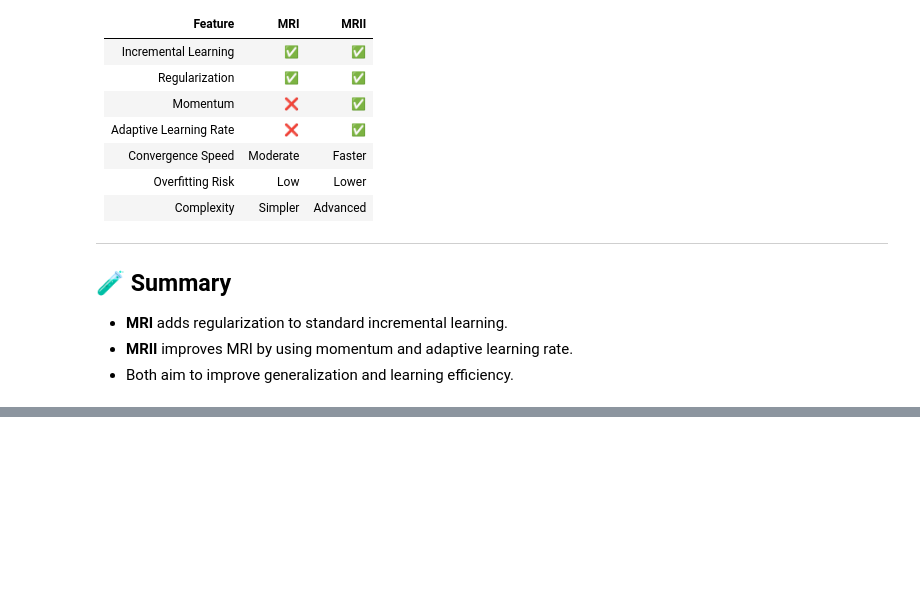
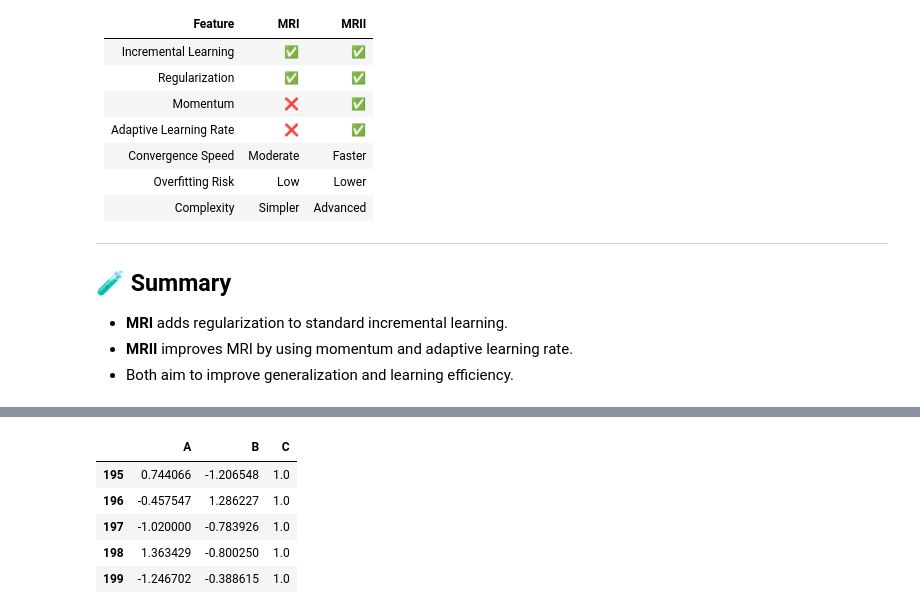
Before and after one commit to mjmousavi97/Deep-Learning-Tehran-uni, a Jupyter notebook: HomeWorks/01 HW/Q3.ipynb, the cells around one changed output, grey strips where cells are left out. Cells and saved outputs as stored; diff of their text form; code cells hidden in the pictures; blank space fills up the shorter version.

```diff
--- a/HomeWorks/01 HW/Q3.ipynb
+++ b/HomeWorks/01 HW/Q3.ipynb
@@ -88,0 +112,9 @@ Where:
+# %%
+df.tail(5)
+# %% [output]
+|  | A | B | C |
+| 195 | 0.744066 | -1.206548 | 1.0 |
+| 196 | -0.457547 | 1.286227 | 1.0 |
+| 197 | -1.020000 | -0.783926 | 1.0 |
+| 198 | 1.363429 | -0.800250 | 1.0 |
+| 199 | -1.246702 | -0.388615 | 1.0 |
```
Also changed, not shown: parts of 11 cells of this notebook.
